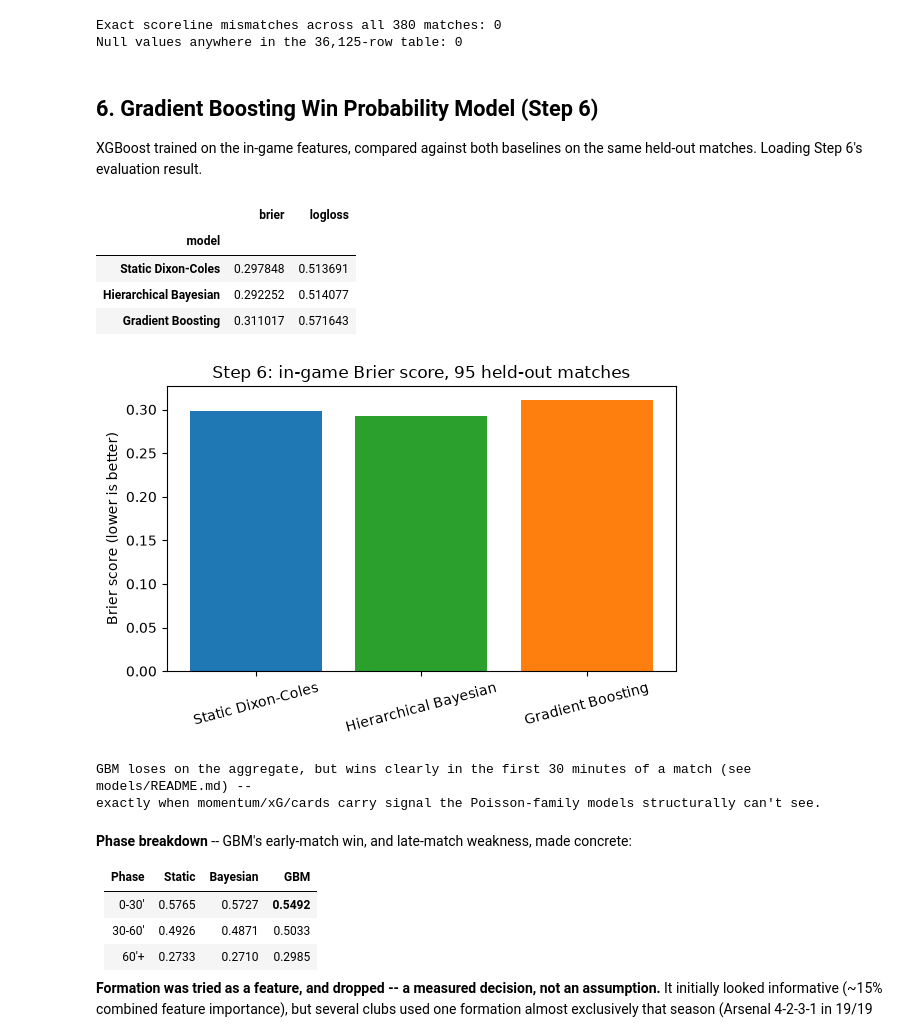
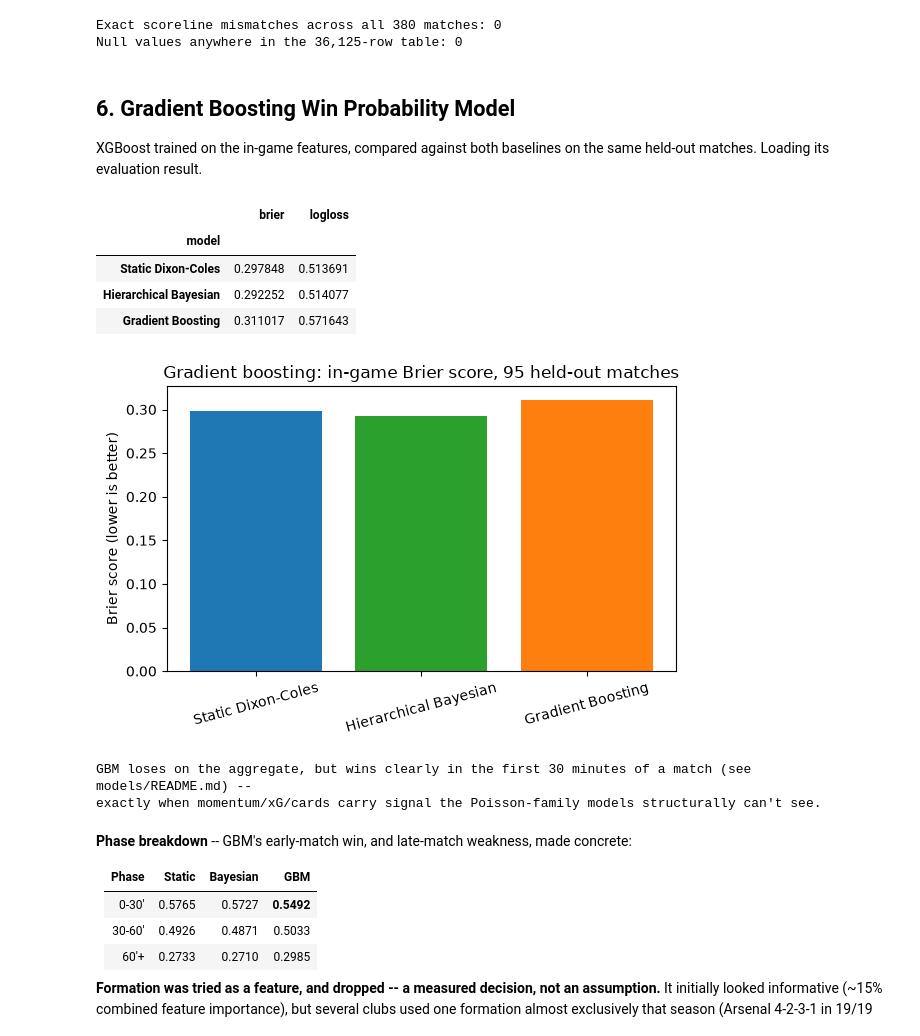
Before and after one commit to hkbuttar/matchstate, a Jupyter notebook: notebooks/research.ipynb, the cells around one changed output. Cells and saved outputs as stored; diff of their text form; code cells hidden in the pictures.

```diff
--- a/notebooks/research.ipynb
+++ b/notebooks/research.ipynb
@@ -288,31 +288,31 @@ print(f"Null values anywhere in the {len(features):,}-row table: {int(features.i
 Exact scoreline mismatches across all 380 matches: 0
 Null values anywhere in the 36,125-row table: 0
 # %% [markdown]
-## 6. Gradient Boosting Win Probability Model (Step 6)
+## 6. Gradient Boosting Win Probability Model
 
 XGBoost trained on the in-game features, compared against both baselines
-on the same held-out matches. Loading Step 6's evaluation result.
+on the same held-out matches. Loading its evaluation result.
 # %%
-gbm_comparison = json.loads(Path(REPO_ROOT / "data/processed/step6_comparison.json").read_text())
+gbm_comparison = json.loads(Path(REPO_ROOT / "data/processed/gbm_vs_baselines.json").read_text())
 comp_df = pd.DataFrame(gbm_comparison).set_index("model")
 display(comp_df)
 
 fig, ax = plt.subplots(figsize=(6, 4))
 ax.bar(comp_df.index, comp_df["brier"], color=["tab:blue", "tab:green", "tab:orange"])
 ax.set_ylabel("Brier score (lower is better)")
-ax.set_title("Step 6: in-game Brier score, 95 held-out matches")
+ax.set_title("Gradient boosting: in-game Brier score, 95 held-out matches")
 plt.xticks(rotation=15)
 plt.tight_layout()
 plt.show()
 print("GBM loses on the aggregate, but wins clearly in the first 30 minutes of a match (see models/README.md) --")
 print("exactly when momentum/xG/cards carry signal the Poisson-family models structurally can't see.")
 # %% [output]
 |  | brier | logloss |
 | model |  |  |
 | Static Dixon-Coles | 0.297848 | 0.513691 |
 | Hierarchical Bayesian | 0.292252 | 0.514077 |
 | Gradient Boosting | 0.311017 | 0.571643 |
-[figure, old version]
+[figure, new version]
 GBM loses on the aggregate, but wins clearly in the first 30 minutes of a match (see models/README.md) --
 exactly when momentum/xG/cards carry signal the Poisson-family models structurally can't see.
 # %% [markdown]
```
Also changed, not shown: parts of 17 cells of this notebook, 49 other files.
